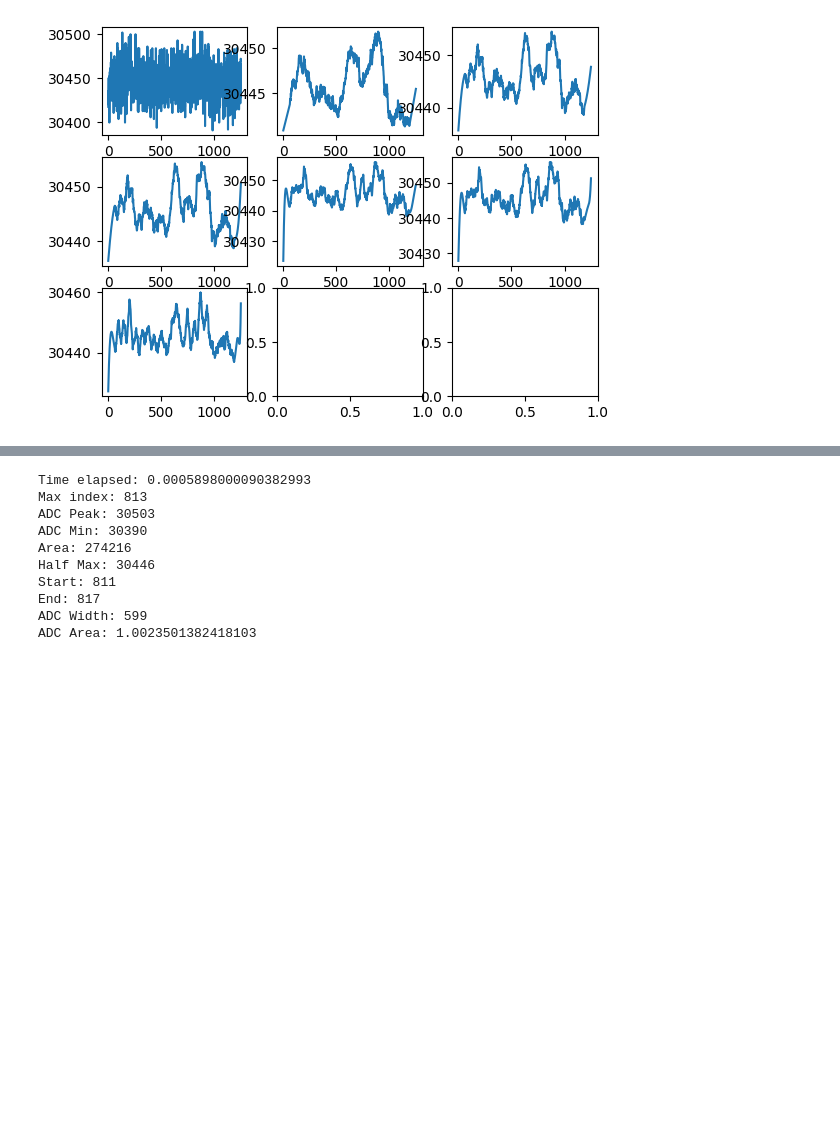
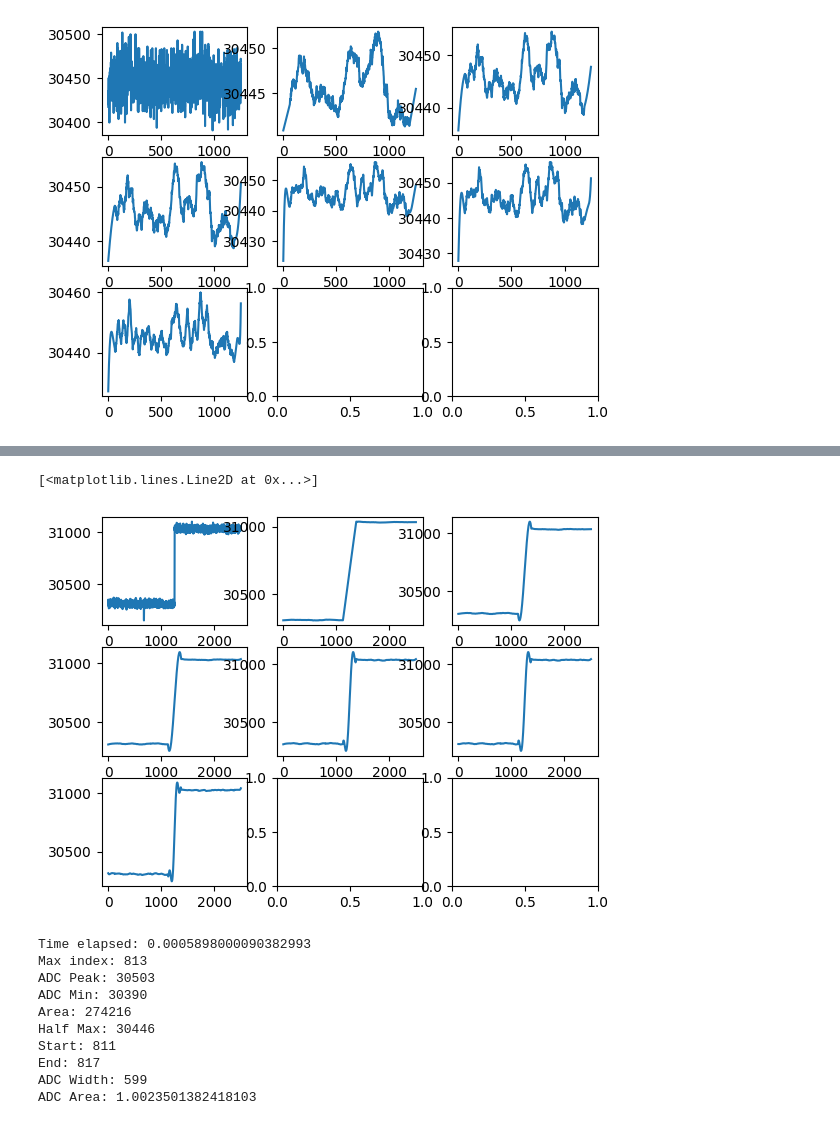
Before and after one commit to michael-miftek/testing, a Jupyter notebook: processingtesting.ipynb, the cells around one changed output, grey strips where cells are left out. Saved outputs shown, nothing was run; the diff lists cells and outputs as text; code cells hidden in the pictures; blank space fills up the shorter version.

```diff
--- a/processingtesting.ipynb
+++ b/processingtesting.ipynb
@@ -661,3 +694,17 @@ axs[2,0].plot(new7)
+# %%
+import matplotlib.pyplot as plt
+
+fig, axs = plt.subplots(3,3)
+axs[0,0].plot(new31)
+axs[0,1].plot(new32)
+axs[0,2].plot(new33)
+axs[1,0].plot(new34)
+axs[1,1].plot(new35)
+axs[1,2].plot(new36)
+axs[2,0].plot(new37)
+# %% [output]
+[<matplotlib.lines.Line2D at 0x...>]
+[figure, added]
 # %%
 import torch
 
```
Also changed, not shown: parts of 7 cells of this notebook, 2 other files.
